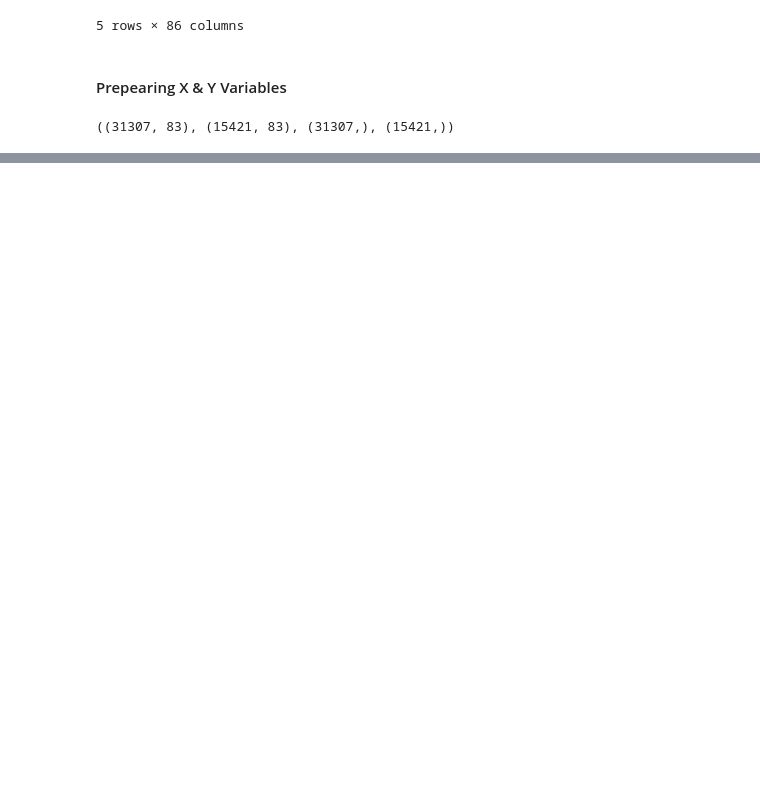
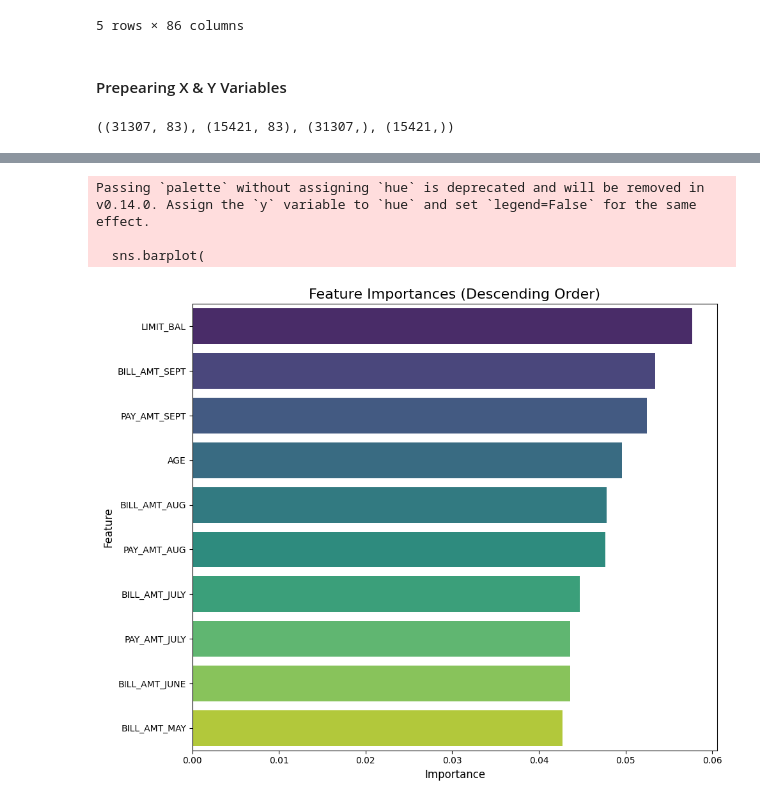
Before and after one commit to sans007/ML_Credit_Card_Defult_Prediction, a Jupyter notebook: Notebook/2.Model_Training.ipynb, the cells around one changed output, grey strips where cells are left out. Drawn from its saved outputs; the diff is of its cells as text; code cells hidden in the pictures; blank space fills up the shorter version.

Commit message:
update model training

```diff
--- a/Notebook/2.Model_Training.ipynb
+++ b/Notebook/2.Model_Training.ipynb
@@ -453,0 +513,17 @@ Learning rate set to 0.04483
+# %%
+from sklearn.model_selection import RandomizedSearchCV
+
+model_param ={}
+for name, model, params in randomcv_models:
+    random = RandomizedSearchCV(estimator=model,
+                                param_distributions=params,
+                                n_iter=100,
+                                cv=3,
+                                verbose=2,
+                                n_jobs=-1)
+    random.fit(X_train, y_train)
+    model_param[name] = random.best_params_
+
+for model_name in model_param:
+    print(f"-----------------Best Params for {model_name}--------------")
+    print(model_param[model_name])
@@ -453,0 +639,3 @@ Learning rate set to 0.04483
+# %%
+X1 = df_fr.drop(['default','Payement_Value','Dues'],axis=1)
+X1
@@ -453,0 +656,33 @@ Learning rate set to 0.04483
+# %%
+# Fit the Random Forest model (replace X_train, y_train with your data)
+rf_model = RandomForestClassifier(n_estimators=500, min_samples_split=2, max_features=8, max_depth=None, random_state=42)
+rf_model.fit(X_train, y_train)
+
+# Retrieve feature importances and feature names
+feature_importances = rf_model.feature_importances_
+feature_names = X1.columns
+
+# Create a DataFrame for feature importances
+importance_df = pd.DataFrame({
+    'Feature': feature_names,
+    'Importance': feature_importances
+}).sort_values(by='Importance', ascending=False)[:10]
+
+# Plot the feature importances
+plt.figure(figsize=(10, 8))
+sns.barplot(
+    data=importance_df,
+    x='Importance',
+    y='Feature',
+    palette="viridis"
+)
+plt.title("Feature Importances (Descending Order)", fontsize=16)
+plt.xlabel("Importance", fontsize=12)
+plt.ylabel("Feature", fontsize=12)
+plt.tight_layout()
+plt.show()
+# %% [output]
+Passing `palette` without assigning `hue` is deprecated and will be removed in v0.14.0. Assign the `y` variable to `hue` and set `legend=False` for the same effect.
+
+  sns.barplot(
+[figure, added]
```
Also changed, not shown: parts of 27 cells of this notebook, 5 other files.
